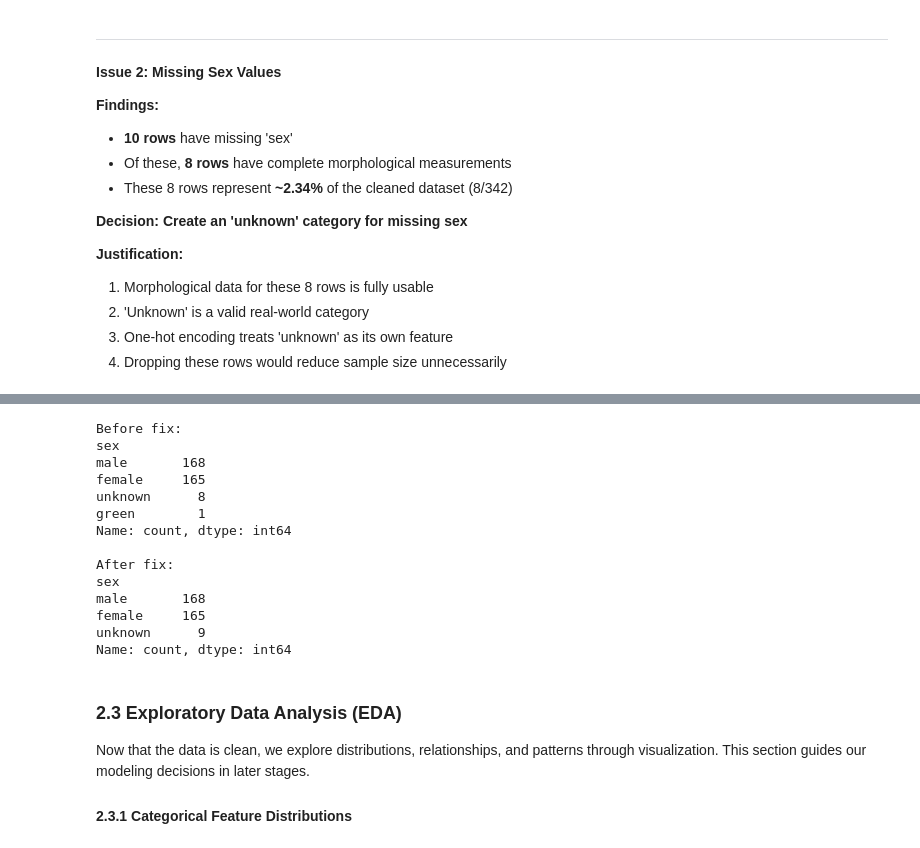
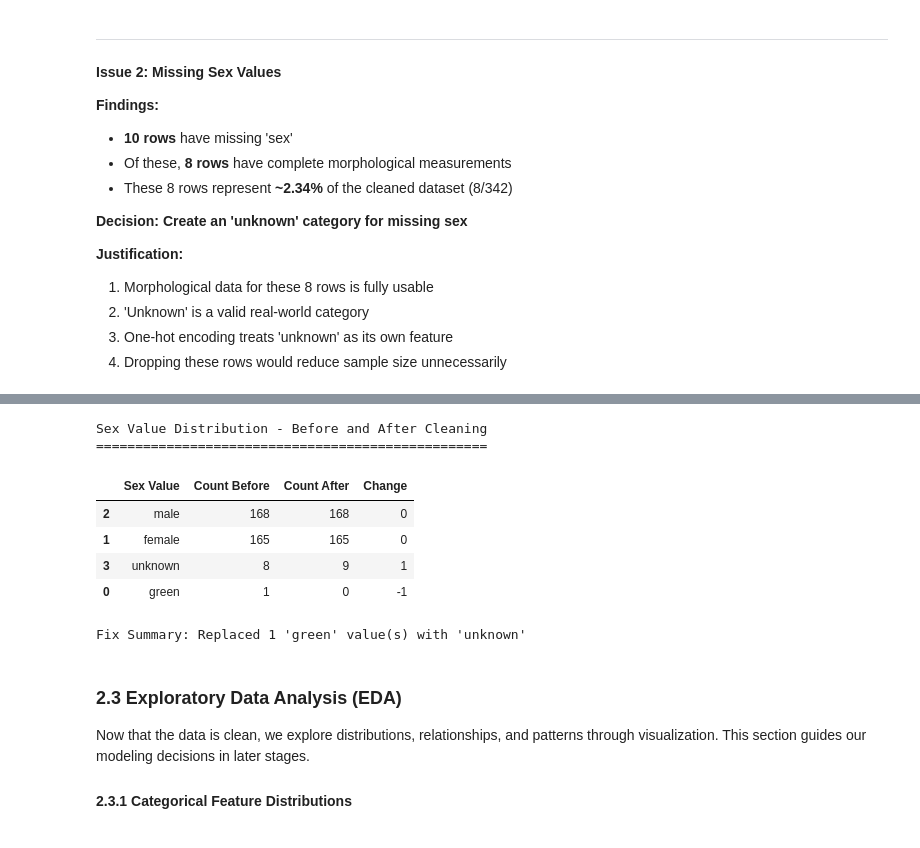
Before and after one commit to naykakashima/haggis-ml-analysis, a Jupyter notebook: scottish-haggis-analysis.ipynb, the cells around one changed output, grey strips where cells are left out. Cells and saved outputs as stored; diff of their text form; code cells hidden in the pictures.

```diff
--- a/scottish-haggis-analysis.ipynb
+++ b/scottish-haggis-analysis.ipynb
@@ -428,27 +494,43 @@ dtype: int64
 # %%
 # Fix data quality issue: "green" sex value
-print("Before fix:")
-print(haggis_clean['sex'].value_counts())
+print("Sex Value Distribution - Before and After Cleaning")
+print("=" * 50)
 
+# Get before and after counts
+sex_before = haggis_clean['sex'].value_counts()
 haggis_clean['sex'] = haggis_clean['sex'].replace('green', 'unknown')
+sex_after = haggis_clean['sex'].value_counts()
 
-print("\nAfter fix:")
-print(haggis_clean['sex'].value_counts())
+# Create comparison table
+comparison_data = []
+for value in set(list(sex_before.index) + list(sex_after.index)):
+    before_count = sex_before.get(value, 0)
+    after_count = sex_after.get(value, 0)
+    comparison_data.append({
+        'Sex Value': value,
+        'Count Before': before_count,
+        'Count After': after_count,
+        'Change': after_count - before_count
+    })
+
+comparison_df = pd.DataFrame(comparison_data).sort_values('Count After', ascending=False)
+display(comparison_df)
+
+# Summary of the fix
+green_count = sex_before.get('green', 0)
+if green_count > 0:
+    print(f"\nFix Summary: Replaced {green_count} 'green' value(s) with 'unknown'")
+else:
+    print("\nNo 'green' values found in sex column")
 # %% [output]
-Before fix:
-sex
-male       168
-female     165
-unknown      8
-green        1
-Name: count, dtype: int64
-
-After fix:
-sex
-male       168
-female     165
-unknown      9
-Name: count, dtype: int64
+Sex Value Distribution - Before and After Cleaning
+==================================================
+|  | Sex Value | Count Before | Count After | Change |
+| 2 | male | 168 | 168 | 0 |
+| 1 | female | 165 | 165 | 0 |
+| 3 | unknown | 8 | 9 | 1 |
+| 0 | green | 1 | 0 | -1 |
+Fix Summary: Replaced 1 'green' value(s) with 'unknown'
 # %% [markdown]
 ### 2.3 Exploratory Data Analysis (EDA)
 
```
Also changed, not shown: parts of 7 cells of this notebook.
